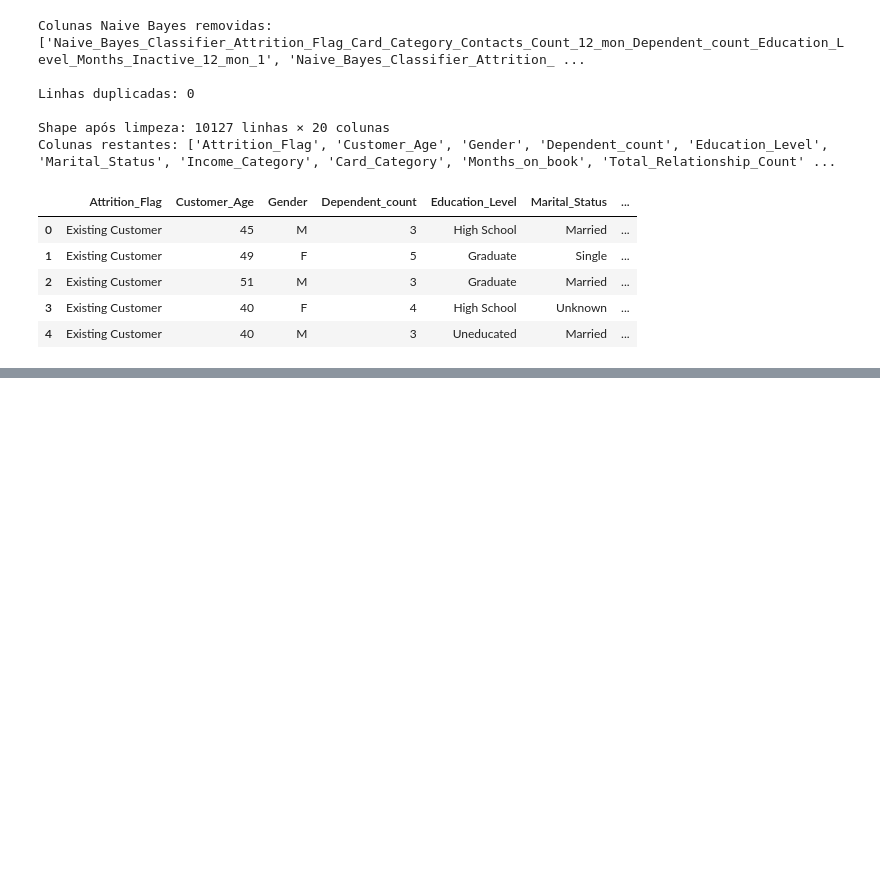
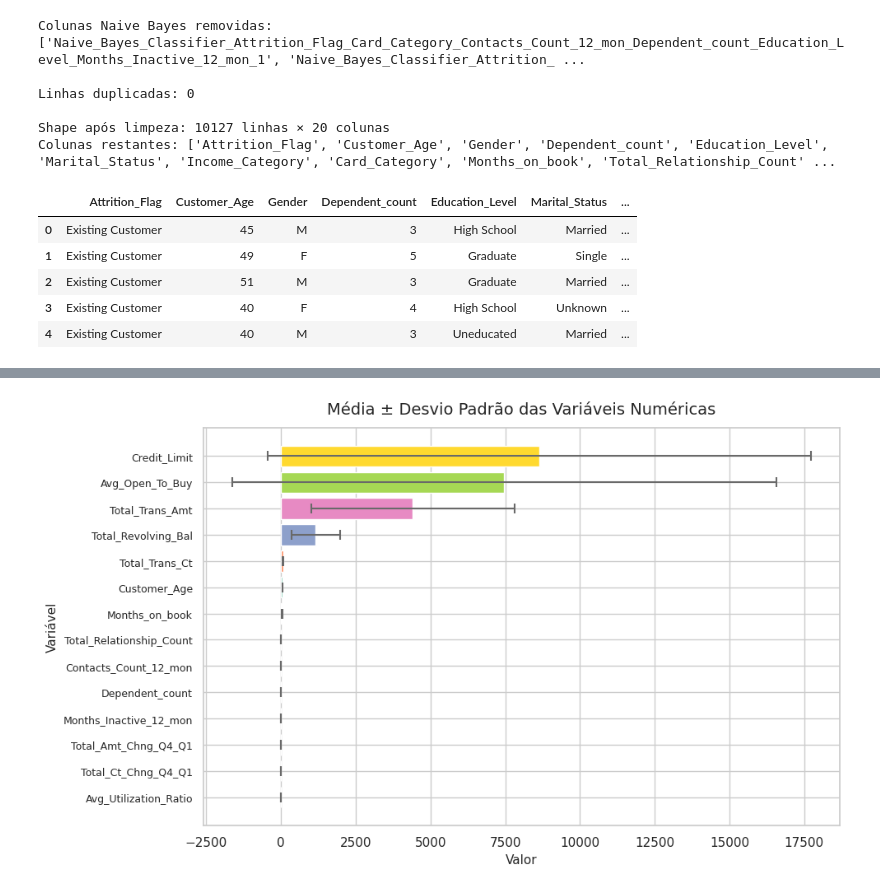
Before and after one commit to diogorblessa/mvp-credit-card-churn, a Jupyter notebook: notebooks/mvp_eda_preprocessing.ipynb, the cells around one changed output, grey strips where cells are left out. Cells and saved outputs as stored; diff of their text form; code cells hidden in the pictures; blank space fills up the shorter version.

```diff
--- a/notebooks/mvp_eda_preprocessing.ipynb
+++ b/notebooks/mvp_eda_preprocessing.ipynb
@@ -194,0 +403,31 @@ Colunas restantes: ['Attrition_Flag', 'Customer_Age', 'Gender', 'Dependent_count
+# %%
+# Gráfico de barras com dispersão (média ± desvio padrão)
+colunas_num = df.select_dtypes(include='number').columns.tolist()
+medias_vals = df[colunas_num].mean()
+desvios_vals = df[colunas_num].std()
+
+# Ordenar por média crescente para melhor leitura
+ordem = medias_vals.sort_values().index
+
+fig, ax = plt.subplots(figsize=(10, 6))
+cores = sns.color_palette('Set2', n_colors=len(ordem))
+
+ax.barh(
+    range(len(ordem)),
+    medias_vals[ordem],
+    xerr=desvios_vals[ordem],
+    color=cores,
+    edgecolor='white',
+    capsize=4,
+    error_kw={'elinewidth': 1.5, 'ecolor': 'dimgray', 'capthick': 1.5}
+)
+
+ax.set_yticks(range(len(ordem)))
+ax.set_yticklabels(ordem, fontsize=9)
+ax.set_title('Média ± Desvio Padrão das Variáveis Numéricas', fontsize=14, pad=12)
+ax.set_xlabel('Valor', fontsize=11)
+ax.set_ylabel('Variável', fontsize=11)
+plt.tight_layout()
+plt.show()
+# %% [output]
+[figure, added]
```
Also changed, not shown: parts of 14 cells of this notebook.
